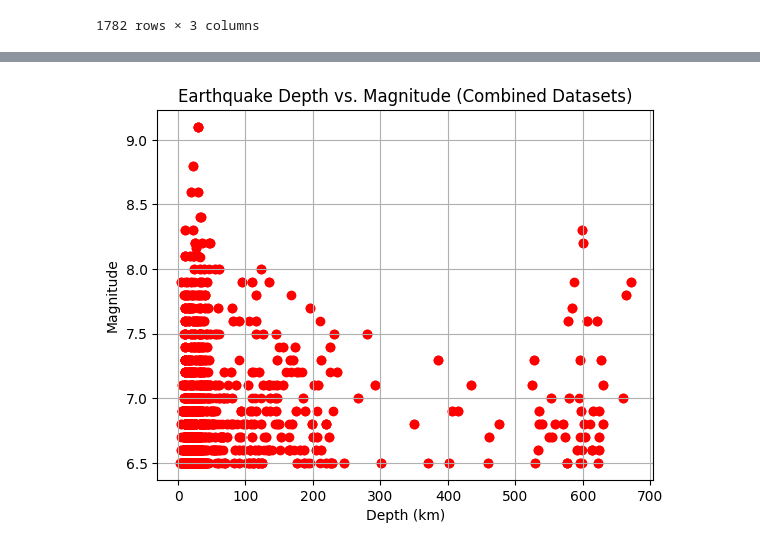
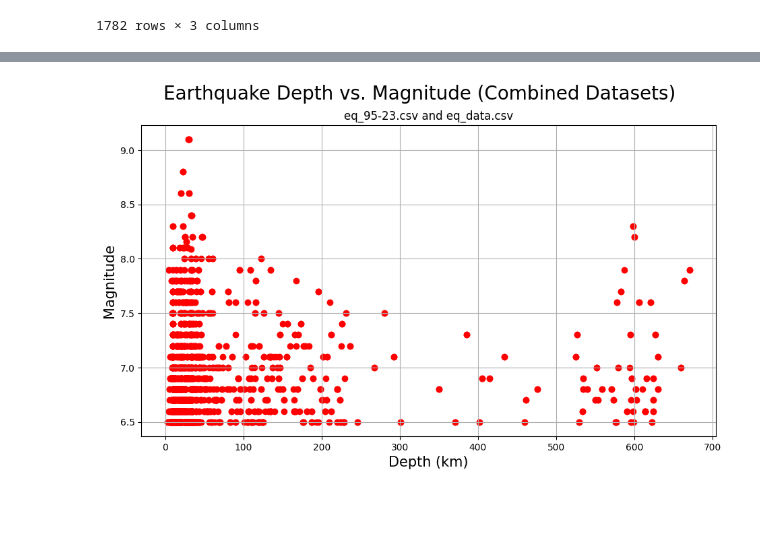
Before and after one commit to BunnyBea83/DSD_Earthquake_Presentation, a Jupyter notebook: joe.ipynb, the cells around one changed output, grey strips where cells are left out. Saved outputs shown, nothing was run; the diff lists cells and outputs as text; code cells hidden in the pictures; blank space fills up the shorter version.

```diff
--- a/joe.ipynb
+++ b/joe.ipynb
@@ -138,15 +142,17 @@ plt.show()
 # %%
 # Data Visualization
 
 combined_depth = combined['depth']
 combined_magnitude = combined['magnitude']
+plt.figure(figsize=(11, 6))
 plt.scatter(combined_depth, combined_magnitude, color='red')
 plt.grid()
-plt.title("Earthquake Depth vs. Magnitude (Combined Datasets)")
-plt.xlabel('Depth (km)')
-plt.ylabel('Magnitude')
+plt.suptitle('Earthquake Depth vs. Magnitude (Combined Datasets)', fontsize=20)
+plt.title('eq_95-23.csv and eq_data.csv')
+plt.xlabel('Depth (km)', fontsize=15)
+plt.ylabel('Magnitude', fontsize=15)
 plt.show()
 # %% [output]
-[figure, old version]
+[figure, new version]
 # %%
 # Aggregation and Grouping Operations
```
Also changed, not shown: parts of 2 cells of this notebook.
